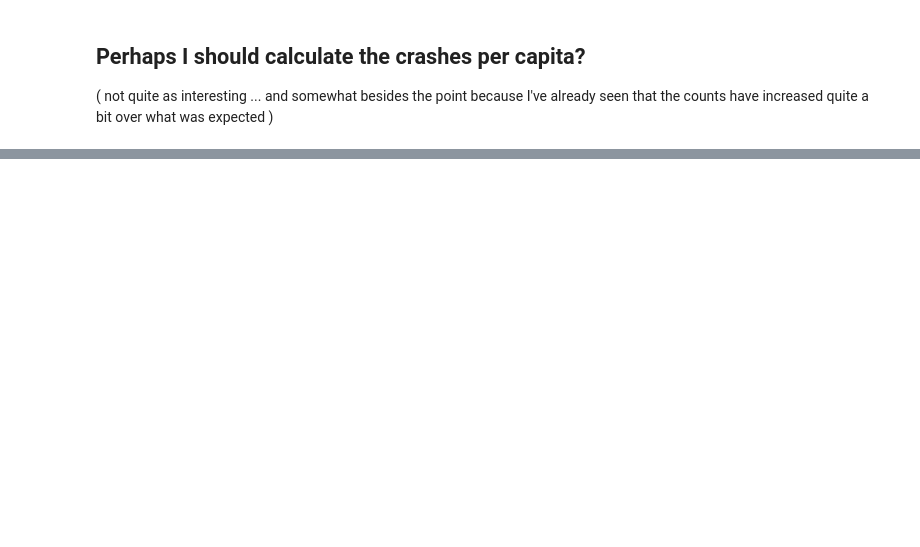
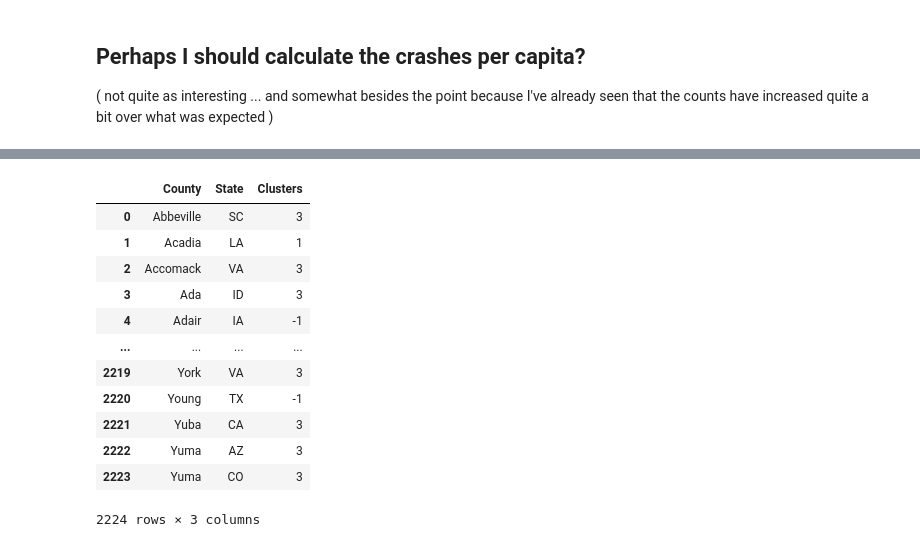
Before and after one commit to DJSherwood/ds_project1, a Jupyter notebook: crashes_and_covid.ipynb, the cells around one changed output, grey strips where cells are left out. Saved outputs shown, nothing was run; the diff lists cells and outputs as text; code cells hidden in the pictures; blank space fills up the shorter version.

```diff
--- a/crashes_and_covid.ipynb
+++ b/crashes_and_covid.ipynb
@@ -259,0 +328,16 @@ data_for_plot3 = data_for_plot3[data_for_plot3['Clusters'] > 1.0]
+# %%
+crashes_cluster
+# %% [output]
+|  | County | State | Clusters |
+| 0 | Abbeville | SC | 3 |
+| 1 | Acadia | LA | 1 |
+| 2 | Accomack | VA | 3 |
+| 3 | Ada | ID | 3 |
+| 4 | Adair | IA | -1 |
+| ... | ... | ... | ... |
+| 2219 | York | VA | 3 |
+| 2220 | Young | TX | -1 |
+| 2221 | Yuba | CA | 3 |
+| 2222 | Yuma | AZ | 3 |
+| 2223 | Yuma | CO | 3 |
+2224 rows × 3 columns
```
Also changed, not shown: parts of 46 cells of this notebook.
